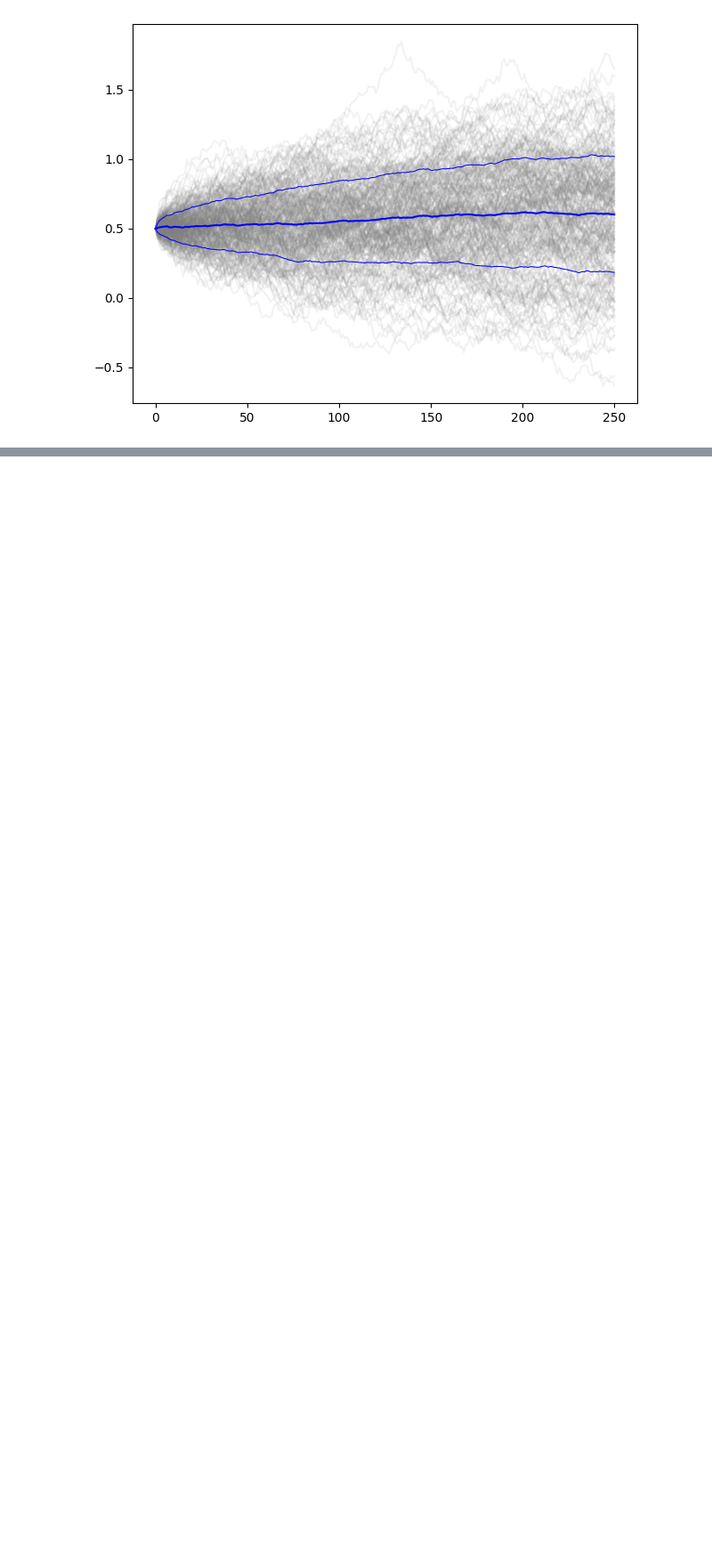
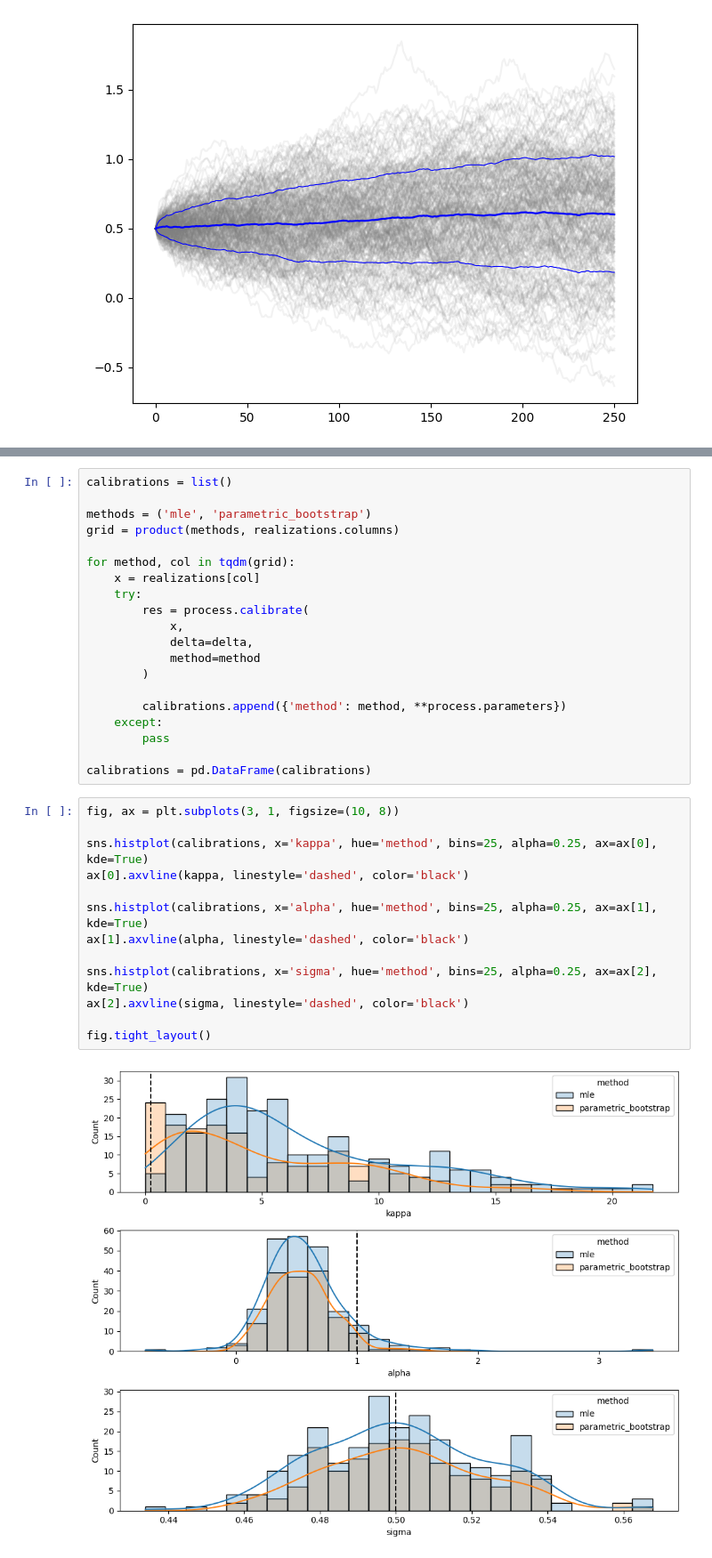
Before and after one commit to agdiiura/stochax, a Jupyter notebook: examples/ParametricBootstrap.ipynb, the cells around one changed output, grey strips where cells are left out. Shown: that part at 89% size. Saved outputs shown, nothing was run; the diff lists cells and outputs as text; blank space fills up the shorter version.

```diff
--- a/examples/ParametricBootstrap.ipynb
+++ b/examples/ParametricBootstrap.ipynb
@@ -94,0 +130,35 @@ calibrations.groupby('method').agg(
+# %%
+calibrations = list()
+
+methods = ('mle', 'parametric_bootstrap')
+grid = product(methods, realizations.columns)
+
+for method, col in tqdm(grid):
+    x = realizations[col]
+    try:
+        res = process.calibrate(
+            x,
+            delta=delta,
+            method=method
+        )
+
+        calibrations.append({'method': method, **process.parameters})
+    except:
+        pass
+
+calibrations = pd.DataFrame(calibrations)
+# %%
+fig, ax = plt.subplots(3, 1, figsize=(10, 8))
+
+sns.histplot(calibrations, x='kappa', hue='method', bins=25, alpha=0.25, ax=ax[0], kde=True)
+ax[0].axvline(kappa, linestyle='dashed', color='black')
+
+sns.histplot(calibrations, x='alpha', hue='method', bins=25, alpha=0.25, ax=ax[1], kde=True)
+ax[1].axvline(alpha, linestyle='dashed', color='black')
+
+sns.histplot(calibrations, x='sigma', hue='method', bins=25, alpha=0.25, ax=ax[2], kde=True)
+ax[2].axvline(sigma, linestyle='dashed', color='black')
+
+fig.tight_layout()
+# %% [output]
+[figure, added]
```
Also changed, not shown: parts of 13 cells of this notebook.
